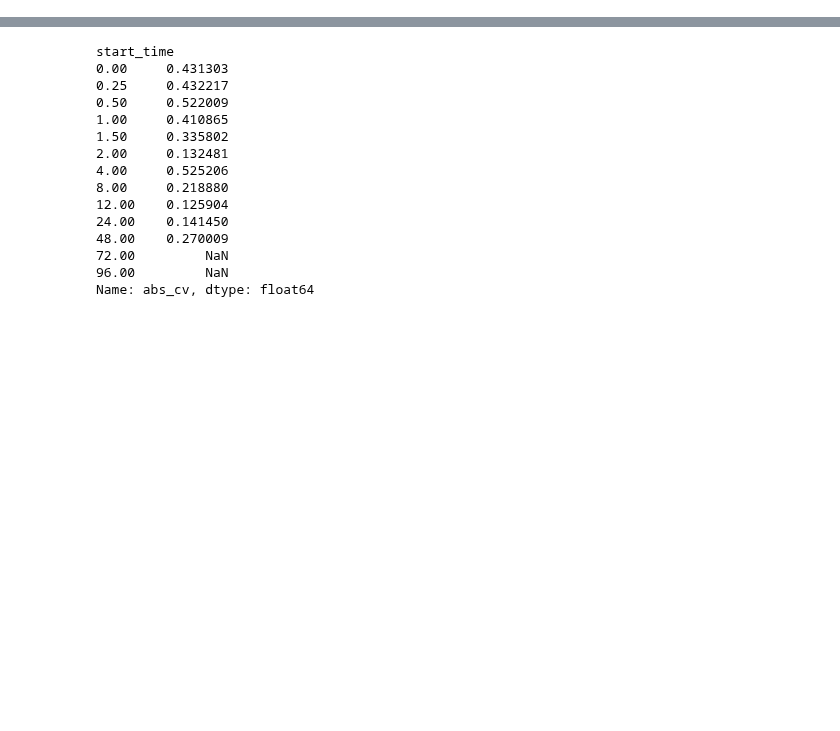
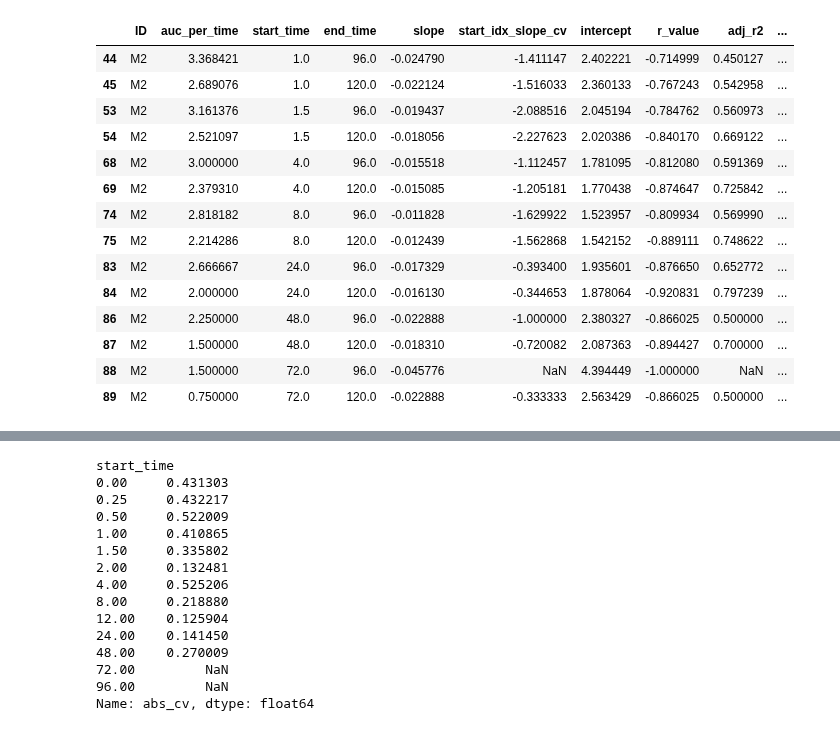
Before and after one commit to kelleyjbrady/NiceODE, a Jupyter notebook: NCA_demo.ipynb, the cells around one changed output, grey strips where cells are left out. Drawn from its saved outputs; the diff is of its cells as text; code cells hidden in the pictures; blank space fills up the shorter version.

```diff
--- a/NCA_demo.ipynb
+++ b/NCA_demo.ipynb
@@ -162,12 +26,12 @@ xth_df.loc[xth_df['ID'] == 'M1', :]
 # %%
 dfs = []
 for sub in xth_df['ID'].unique():
-    look = estimate_subject_slope_cv(xth_df.loc[xth_df['ID'] == sub, :])
+    look = estimate_subject_slope_cv(xth_df.loc[xth_df['ID'] == sub, :], conc_col='CONC')
     look['abs_cv'] = np.abs(look['start_idx_slope_cv'])
     look['cv_sign'] = np.sign(look['start_idx_slope_cv'])
     signs = look.groupby('start_time')['cv_sign'].mean().reset_index().rename(columns = {'cv_sign':'start_time_mean_cv_sign'})
-    start_idx_cv_mean = look.groupby('start_time')['abs_cv'].mean().reset_index().rename(columns = {'cv_sign':'start_time_mean_abs_cv'})
-    start_idx_cv_std = look.groupby('start_time')['abs_cv'].std().reset_index().rename(columns = {'cv_sign':'start_time_std_mean_cv'})
+    start_idx_cv_mean = look.groupby('start_time')['abs_cv'].mean().reset_index().rename(columns = {'abs_cv':'start_time_mean_abs_cv'})
+    start_idx_cv_std = look.groupby('start_time')['abs_cv'].std().reset_index().rename(columns = {'abs_cv':'start_time_std_mean_cv'})
     look = (look
             .merge(signs, how = 'left', on = 'start_time')
             .merge(start_idx_cv_mean, how = 'left', on = 'start_time')
@@ -176,0 +57,31 @@ for sub in xth_df['ID'].unique():
+# %%
+import seaborn as sns
+from typing import List
+
+tmp = dfs[46]
+def identify_low_conc_zones(dfs:List[pd.DataFrame], low_frac = 0.01):
+    subject_zero_zones = []
+    for tmp in dfs:
+        max_auc = tmp['auc_per_time'].max()
+        #f1 = tmp['auc_per_time'] < max_auc*.01
+        tmp.loc[tmp['auc_per_time'] < max_auc*low_frac, 'auc_per_time_gt_lim'] = 0
+        tmp.loc[tmp['auc_per_time'] >= max_auc*low_frac, 'auc_per_time_gt_lim'] = 1
+        ind = (tmp.groupby('start_time')['auc_per_time_gt_lim'].sum(
+        ).reset_index().rename(columns={'auc_per_time_gt_lim': 'start_time_ind'}))
+        ind.loc[ind['start_time_ind'] != 0] = 1
+        tmp = tmp.merge(ind, how = 'left', on = 'start_time')
+        f1 = tmp['start_time_ind'] == 0
+        time_at_max_conc = tmp['max_conc_time'].values[0]
+        f2 = tmp['start_time'] > time_at_max_conc
+        tmp_f = tmp.loc[f1 & f2, :]
+        brack = tmp_f.loc[tmp_f['start_time'] == tmp_f['start_time'].min(), :]
+
+        subject_zero_zones.append(
+            {
+                'ID':brack['ID'].values[0],
+                'zero_window_time_start':brack['start_time'].values[0],
+                'consecutive_zero_windows':len(brack)
+
+            }
+        )
+    return pd.DataFrame(subject_zero_zones)
@@ -176,0 +132,18 @@ for sub in xth_df['ID'].unique():
+# %%
+tmp
+# %% [output]
+|  | ID | auc_per_time | start_time | end_time | slope | start_idx_slope_cv | intercept | r_value | adj_r2 | ... |
+| 44 | M2 | 3.368421 | 1.0 | 96.0 | -0.024790 | -1.411147 | 2.402221 | -0.714999 | 0.450127 | ... |
+| 45 | M2 | 2.689076 | 1.0 | 120.0 | -0.022124 | -1.516033 | 2.360133 | -0.767243 | 0.542958 | ... |
+| 53 | M2 | 3.161376 | 1.5 | 96.0 | -0.019437 | -2.088516 | 2.045194 | -0.784762 | 0.560973 | ... |
+| 54 | M2 | 2.521097 | 1.5 | 120.0 | -0.018056 | -2.227623 | 2.020386 | -0.840170 | 0.669122 | ... |
+| 68 | M2 | 3.000000 | 4.0 | 96.0 | -0.015518 | -1.112457 | 1.781095 | -0.812080 | 0.591369 | ... |
+| 69 | M2 | 2.379310 | 4.0 | 120.0 | -0.015085 | -1.205181 | 1.770438 | -0.874647 | 0.725842 | ... |
+| 74 | M2 | 2.818182 | 8.0 | 96.0 | -0.011828 | -1.629922 | 1.523957 | -0.809934 | 0.569990 | ... |
+| 75 | M2 | 2.214286 | 8.0 | 120.0 | -0.012439 | -1.562868 | 1.542152 | -0.889111 | 0.748622 | ... |
+| 83 | M2 | 2.666667 | 24.0 | 96.0 | -0.017329 | -0.393400 | 1.935601 | -0.876650 | 0.652772 | ... |
+| 84 | M2 | 2.000000 | 24.0 | 120.0 | -0.016130 | -0.344653 | 1.878064 | -0.920831 | 0.797239 | ... |
+| 86 | M2 | 2.250000 | 48.0 | 96.0 | -0.022888 | -1.000000 | 2.380327 | -0.866025 | 0.500000 | ... |
+| 87 | M2 | 1.500000 | 48.0 | 120.0 | -0.018310 | -0.720082 | 2.087363 | -0.894427 | 0.700000 | ... |
+| 88 | M2 | 1.500000 | 72.0 | 96.0 | -0.045776 | NaN | 4.394449 | -1.000000 | NaN | ... |
+| 89 | M2 | 0.750000 | 72.0 | 120.0 | -0.022888 | -0.333333 | 2.563429 | -0.866025 | 0.500000 | ... |
```
Also changed, not shown: parts of 22 cells of this notebook, 1 other file.
